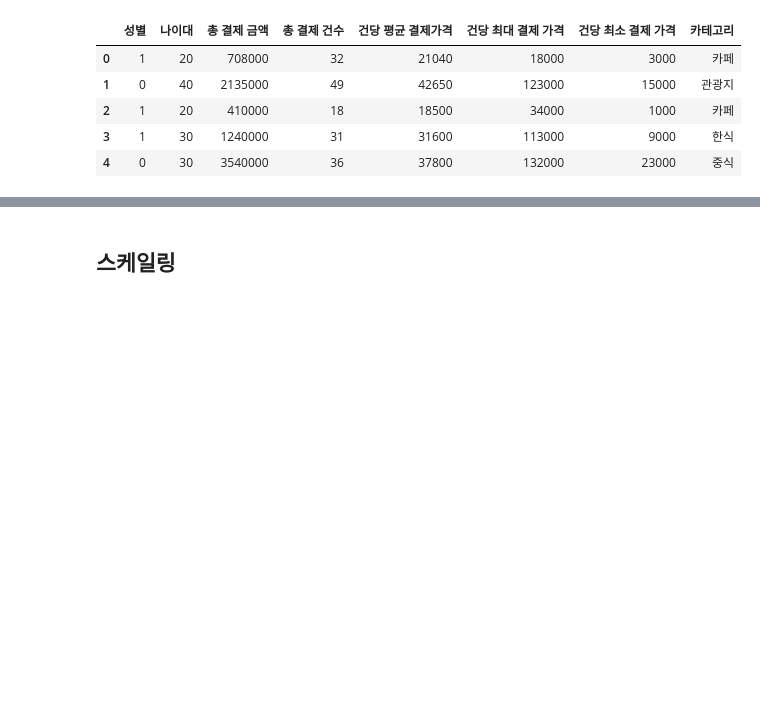
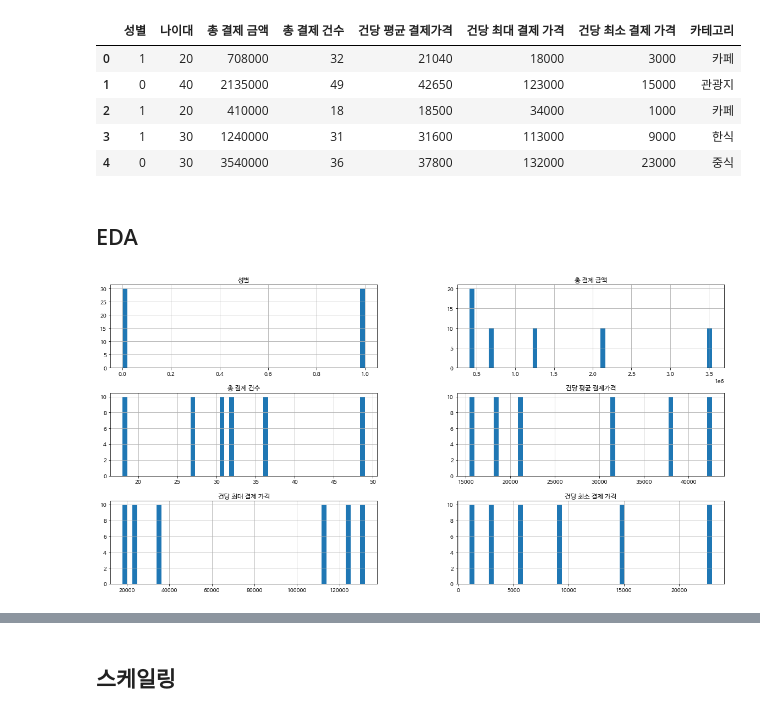
Before and after one commit to ssy0061/MyBusanTripInfo, a Jupyter notebook: MLcode/bnk_2022_termpj_basemodel.ipynb, the cells around one changed output, grey strips where cells are left out. Saved outputs shown, nothing was run; the diff lists cells and outputs as text; code cells hidden in the pictures; blank space fills up the shorter version.

```diff
--- a/MLcode/bnk_2022_termpj_basemodel.ipynb
+++ b/MLcode/bnk_2022_termpj_basemodel.ipynb
@@ -157,3 +162,5 @@ data.head()
 | 2 | 1 | 20 | 410000 | 18 | 18500 | 34000 | 1000 | 카페 |
 | 3 | 1 | 30 | 1240000 | 31 | 31600 | 113000 | 9000 | 한식 |
 | 4 | 0 | 30 | 3540000 | 36 | 37800 | 132000 | 23000 | 중식 |
+# %% [markdown]
+## EDA
@@ -159,0 +169,4 @@ data.head()
+# %%
+data.hist(bins = 50, figsize = (20, 10));
+# %% [output]
+[figure, added]
```
Also changed, not shown: parts of 14 cells of this notebook.
